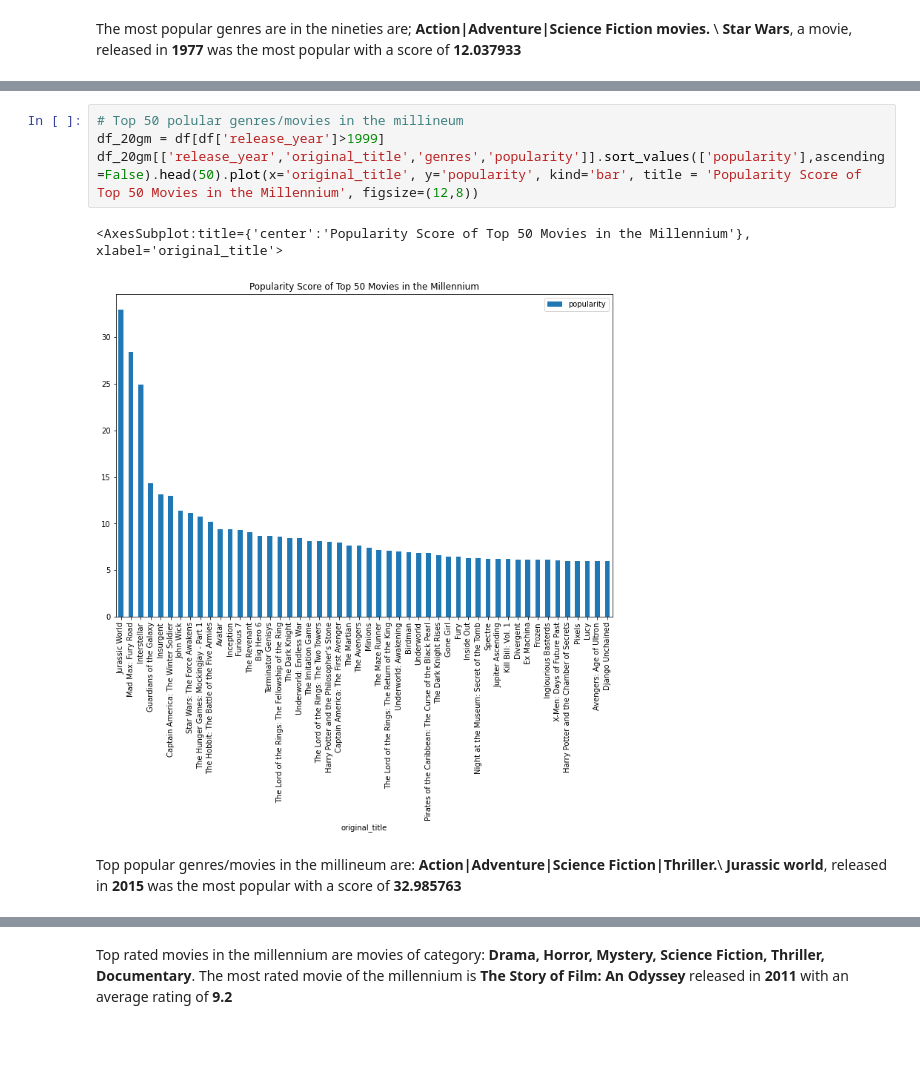
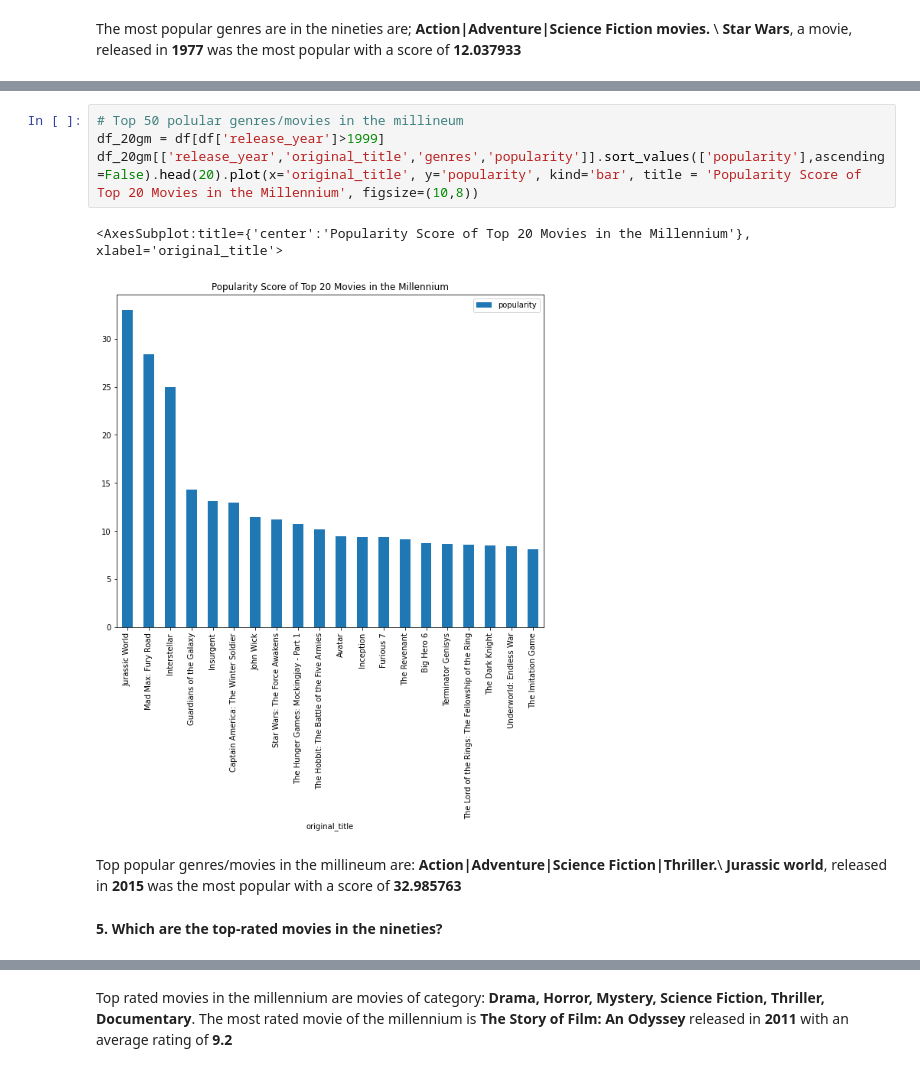
Before and after one commit to amiegirl/TMDb-movies, a Jupyter notebook: tmdb-movies.ipynb, the cells around one changed output, grey strips where cells are left out. Saved outputs shown, nothing was run; the diff lists cells and outputs as text; blank space fills up the shorter version.

```diff
--- a/tmdb-movies.ipynb
+++ b/tmdb-movies.ipynb
@@ -170,10 +211,12 @@ df_20gm[['release_year','original_title','genres','popularity']].sort_values(['p
 # %%
 # Top 50 polular genres/movies in the millineum
 df_20gm = df[df['release_year']>1999]
-df_20gm[['release_year','original_title','genres','popularity']].sort_values(['popularity'],ascending=False).head(50).plot(x='original_title', y='popularity', kind='bar', title = 'Popularity Score of Top 50 Movies in the Millennium', figsize=(12,8))
+df_20gm[['release_year','original_title','genres','popularity']].sort_values(['popularity'],ascending=False).head(20).plot(x='original_title', y='popularity', kind='bar', title = 'Popularity Score of Top 20 Movies in the Millennium', figsize=(10,8))
 # %% [output]
-<AxesSubplot:title={'center':'Popularity Score of Top 50 Movies in the Millennium'}, xlabel='original_title'>
+<AxesSubplot:title={'center':'Popularity Score of Top 20 Movies in the Millennium'}, xlabel='original_title'>
-[figure, old version]
+[figure, new version]
 # %% [markdown]
 Top popular genres/movies in the millineum are: **Action|Adventure|Science Fiction|Thriller.**\ **Jurassic world**, released in **2015** was the most popular with a score of **32.985763**
+# %% [markdown]
+**5. Which are the top-rated movies in the nineties?**
 # %%
```
Also changed, not shown: parts of 62 cells of this notebook.
